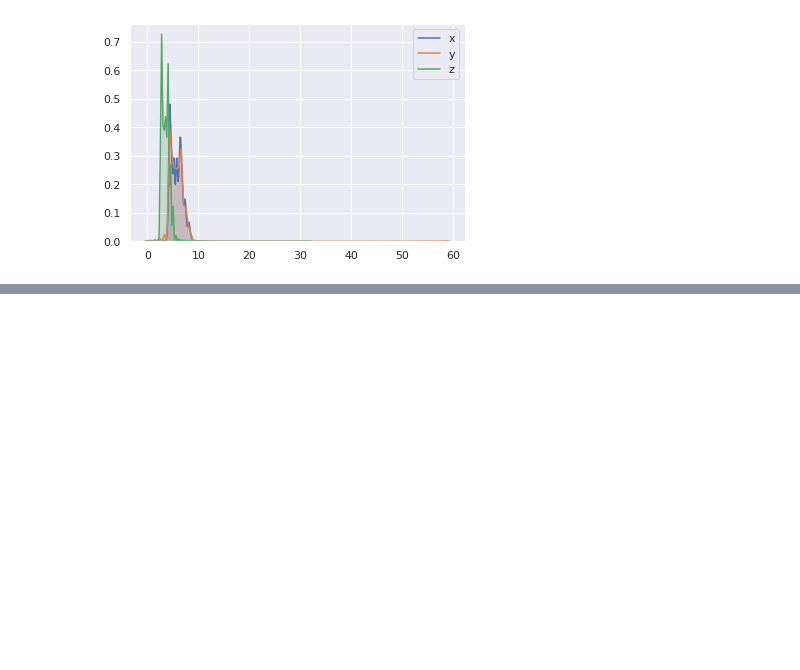
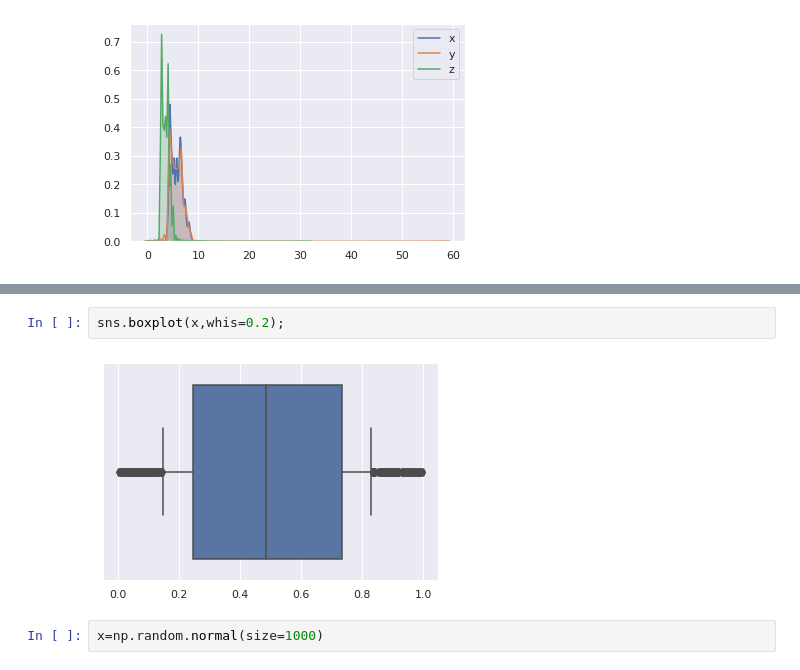
Before and after one commit to swami-gait/Foundations_of_datascience, a Jupyter notebook: FDS_WK11_DataViz.ipynb, the cells around one changed output, grey strips where cells are left out. Saved outputs shown, nothing was run; the diff lists cells and outputs as text; blank space fills up the shorter version.

```diff
--- a/FDS_WK11_DataViz.ipynb
+++ b/FDS_WK11_DataViz.ipynb
@@ -446,0 +459,6 @@ sns.kdeplot(d.z,shade=True);
+# %%
+sns.boxplot(x,whis=0.2);
+# %% [output]
+[figure, added]
+# %%
+x=np.random.normal(size=1000)
```
Also changed, not shown: parts of 10 cells of this notebook.
